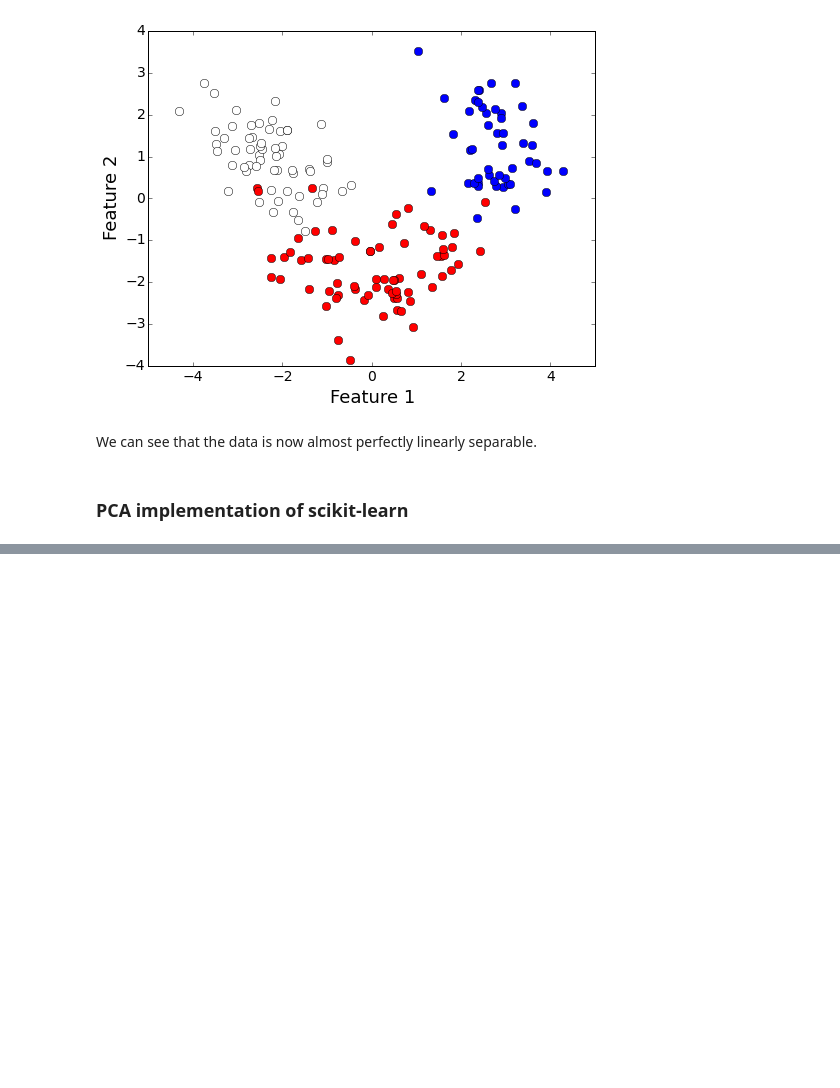
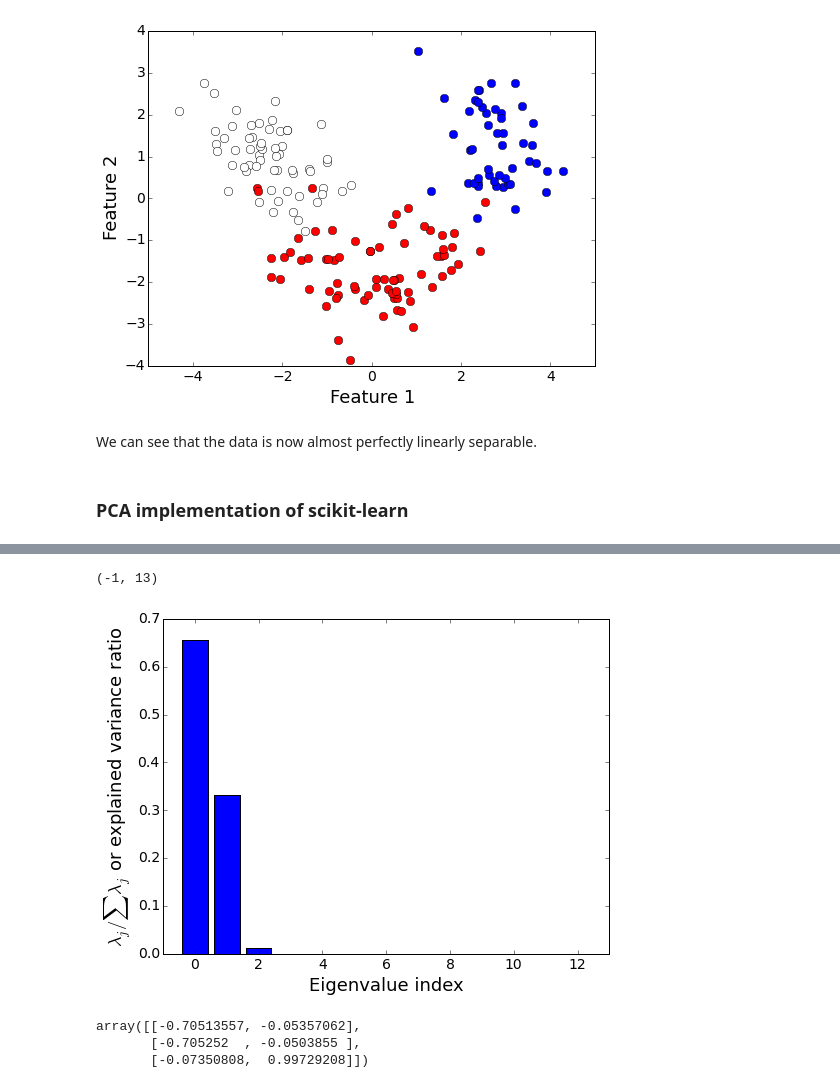
Before and after one commit to jhalverson/data_science, a Jupyter notebook: machine_learning/pca_manual_scikit_learn_wine.ipynb, the cells around one changed output, grey strips where cells are left out. Saved outputs shown, nothing was run; the diff lists cells and outputs as text; code cells hidden in the pictures; blank space fills up the shorter version.

```diff
--- a/machine_learning/pca_manual_scikit_learn_wine.ipynb
+++ b/machine_learning/pca_manual_scikit_learn_wine.ipynb
@@ -164,0 +177,10 @@ plt.xlim(-1, 13)
+# %%
+eigenvalues, eigenvectors = eigh(covar_matrix)
+lambda_ratio = [eig_val / eigenvalues.sum() for eig_val in sorted(eigenvalues, reverse=True)]
+plt.bar(range(X_std.shape[1]), lambda_ratio, align='center')
+plt.xlabel('Eigenvalue index')
+plt.ylabel('$\lambda_j / \sum \lambda_j$ or explained variance ratio')
+plt.xlim(-1, 13)
+# %% [output]
+(-1, 13)
+[figure, added]
@@ -164,0 +190,7 @@ plt.xlim(-1, 13)
+# %%
+W = np.column_stack((eigen_pairs[0][1], eigen_pairs[1][1]))
+W
+# %% [output]
+array([[-0.70513557, -0.05357062],
+       [-0.705252  , -0.0503855 ],
+       [-0.07350808,  0.99729208]])
```
Also changed, not shown: parts of 16 cells of this notebook, 1 other file.
